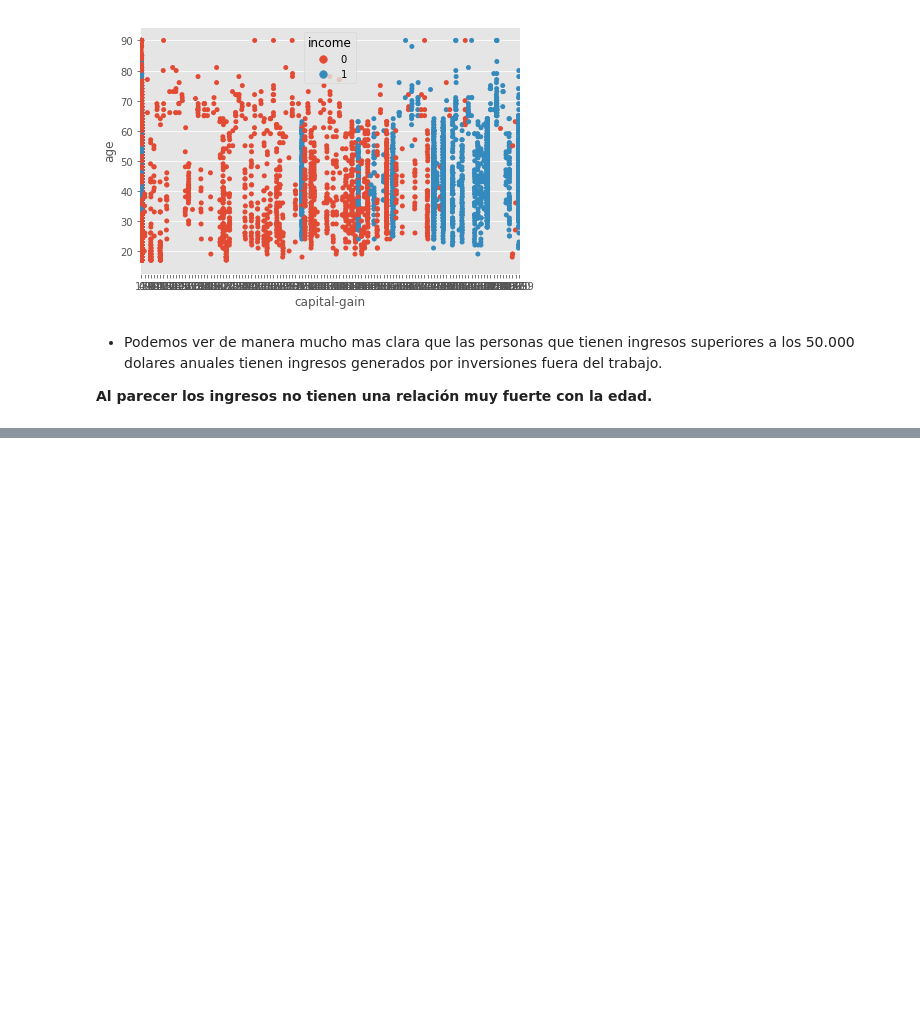
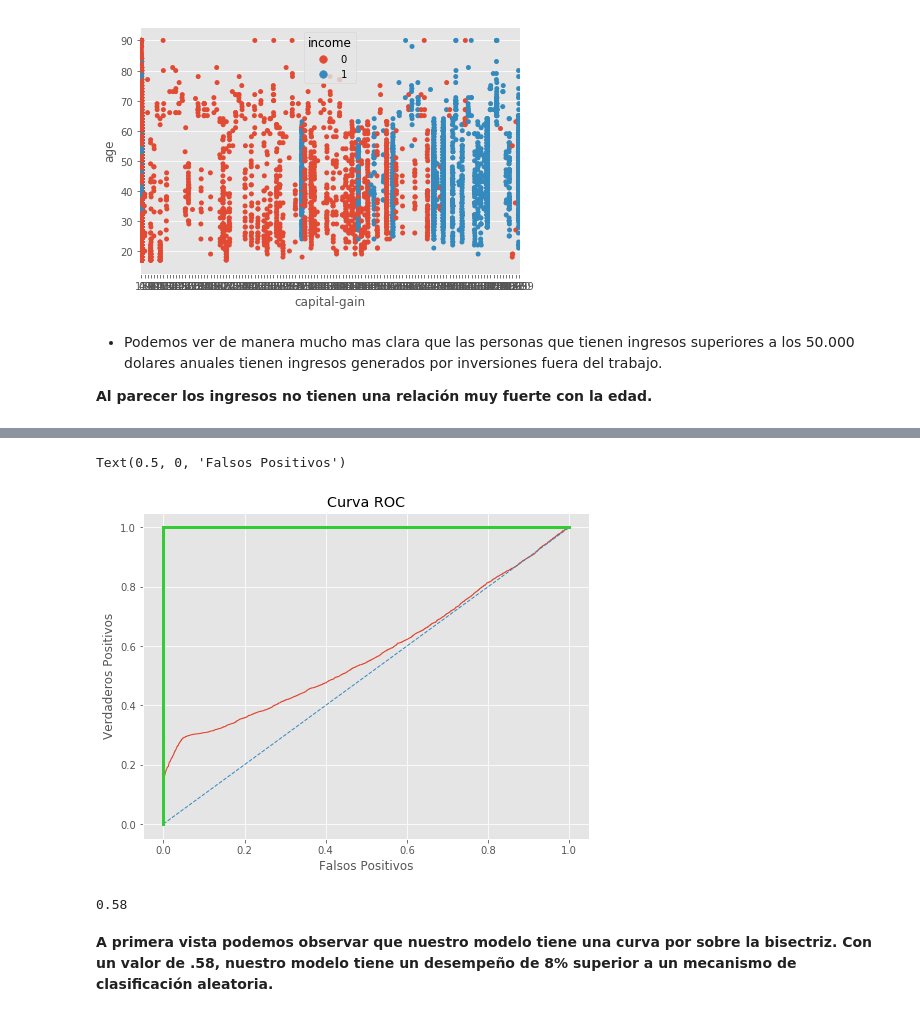
Before and after one commit to vidalchile/data_science_g14, a Jupyter notebook: prueba-fundamentos-data-science/prueba_hito_3_cristian_vidal/desafío_1_determinantes_del_ingreso_cristian_vidal.ipynb, the cells around one changed output, grey strips where cells are left out. Cells and saved outputs as stored; diff of their text form; code cells hidden in the pictures; blank space fills up the shorter version.

```diff
--- a/prueba-fundamentos-data-science/prueba_hito_3_cristian_vidal/desafío_1_determinantes_del_ingreso_cristian_vidal.ipynb
+++ b/prueba-fundamentos-data-science/prueba_hito_3_cristian_vidal/desafío_1_determinantes_del_ingreso_cristian_vidal.ipynb
@@ -643,0 +635,3 @@ __Al parecer los ingresos no tienen una relación muy fuerte con la edad.__
+# %%
+columnas_recodificadas = [i.replace("-","_") for i in df_dummies.columns]
+df_dummies.columns = columnas_recodificadas
@@ -643,0 +729,19 @@ __Al parecer los ingresos no tienen una relación muy fuerte con la edad.__
+# %%
+# Predictores
+x_mat = df_dummies[['income', 'age', 'fnlwgt', 'educational_num', 'capital_gain',
+                    'capital_loss', 'hours_per_week', 'workclass_recod_federal_gov',
+                    'workclass_recod_self_employed', 'civstatus_divorced', 'civstatus_married',
+                    'civstatus_separated', 'civstatus_widowed', 'collars_others',
+                    'collars_white_collar', 'relationship_Not_in_family',
+                    'relationship_Other_relative', 'relationship_Own_child','relationship_Unmarried',
+                    'relationship_Wife', 'race_Asian_Pac_Islander',
+                    'race_White', 'gender_Male','region_asia']]
+# %%
+# Generamos subconjuntos de entrenamiento y validación,
+# separamos el 33% de la muestra en el conjunto de validación.
+x_train, x_test, y_train, y_test = train_test_split(x_mat,
+                                                    df_dummies['income'],
+                                                    test_size=.33,
+                                                    random_state=11238)
+# %%
+default_model = LogisticRegression().fit(x_train, y_train)
@@ -643,0 +805,27 @@ __Al parecer los ingresos no tienen una relación muy fuerte con la edad.__
+# %%
+# reestimamos los valores predichos de nuestro modelo para obtener la probabilidad entre 0 y 1.
+modelo_predict_final = default_model.predict_proba(x_test)[:, 1]
+
+# generamos los objetos de roc_cruve
+false_positive, true_positive, threshold = roc_curve(y_test, modelo_predict_final)
+
+# generamos los objetos de roc_cruve
+false_positive, true_positive, threshold = roc_curve(y_test, modelo_predict_final)
+
+# Plot ROC curve
+plt.figure(figsize=(8, 6))
+plt.title('Curva ROC')
+plt.plot(false_positive, true_positive, lw=1)
+plt.plot([0, 1], ls="--", lw=1)
+plt.plot([0, 0], [1, 0] , c='limegreen', lw=3), plt.plot([1, 1] , c='limegreen', lw=3)
+plt.ylabel('Verdaderos Positivos')
+plt.xlabel('Falsos Positivos')
+# %% [output]
+Text(0.5, 0, 'Falsos Positivos')
+[figure, added]
+# %%
+print(round(metrics.roc_auc_score(y_test, modelo_predict_final),2))
+# %% [output]
+0.58
+# %% [markdown]
+__A primera vista podemos observar que nuestro modelo tiene una curva por sobre la bisectriz. Con un valor de .58, nuestro modelo tiene un desempeño de 8% superior a un mecanismo de clasificación aleatoria.__
```
Also changed, not shown: parts of 27 cells of this notebook, 9 other files.
